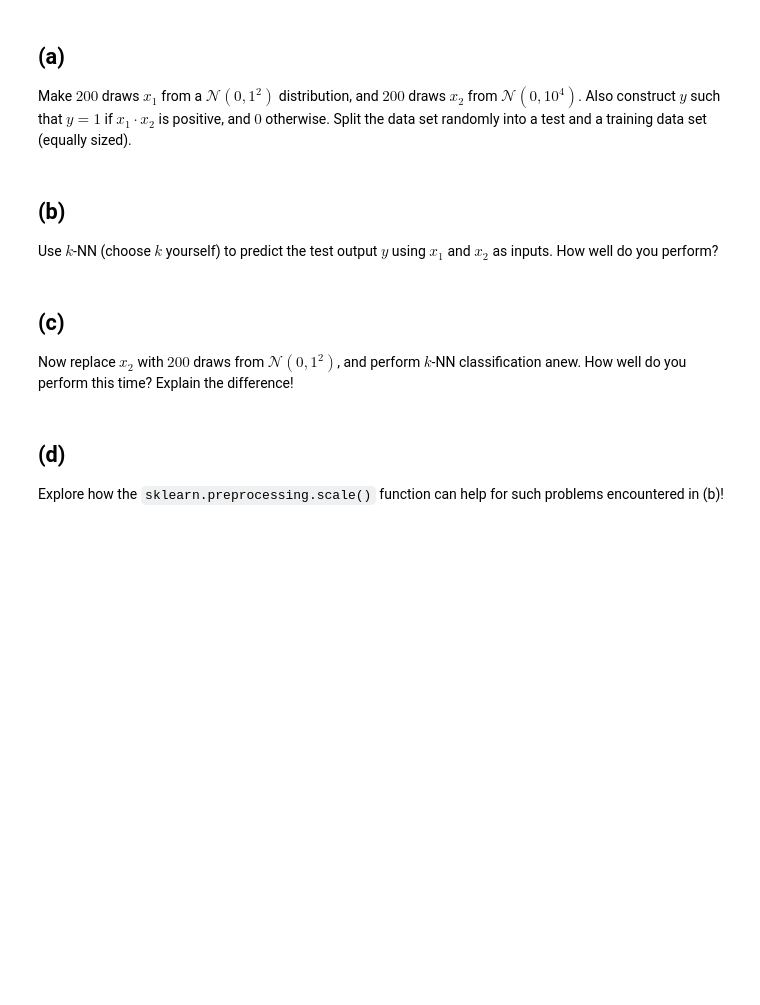
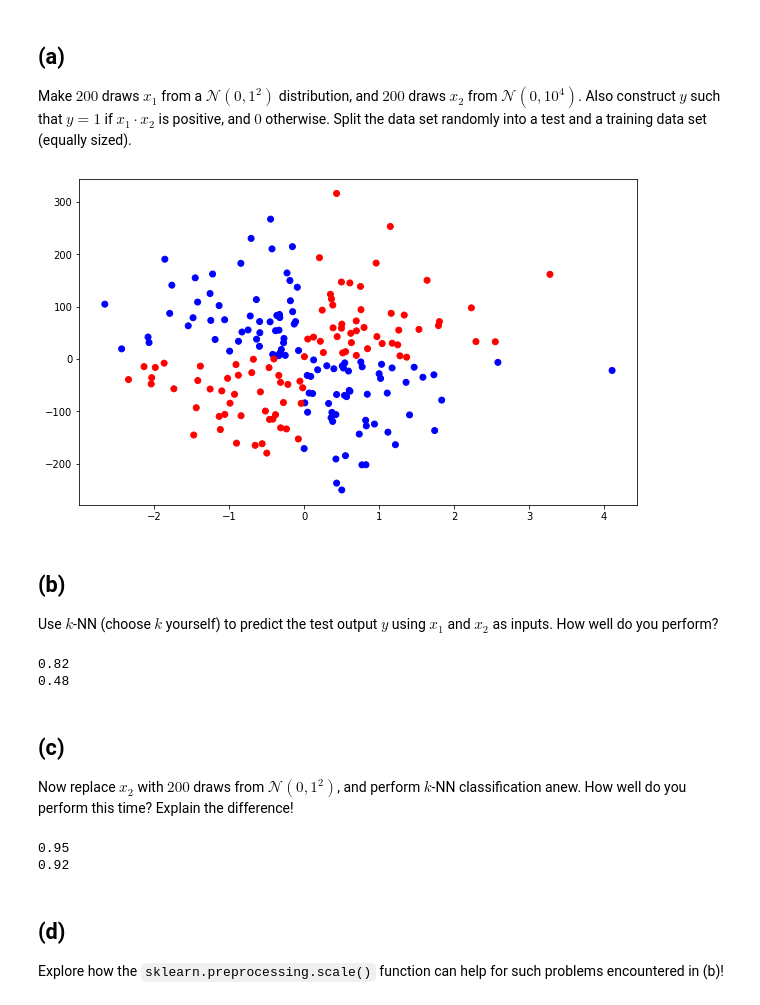
Before and after one commit to flapinski/SML, a Jupyter notebook: exercises/SML-session_4.ipynb, the cells around one changed output. Saved outputs shown, nothing was run; the diff lists cells and outputs as text; code cells hidden in the pictures; blank space fills up the shorter version.

```diff
--- a/exercises/SML-session_4.ipynb
+++ b/exercises/SML-session_4.ipynb
@@ -422,12 +497,60 @@ In this exercise, we are going to explore an important user aspect of $k$-NN.
 # %% [markdown]
 ## (a)
 Make $200$ draws $x_1$ from a $\mathcal{N}(0, 1^2)$ distribution, and $200$ draws $x_2$ from $\mathcal{N}(0, 10^4)$. Also construct $y$ such that $y = 1$ if $x_1 \cdot x_2$ is positive, and $0$ otherwise. Split the data set randomly into a test and a training data set (equally sized).
+# %%
+np.random.seed(2)
+N=200
+x1 = np.random.normal(0, 1, N)
+x2 = np.random.normal(0, 100, N)
+
+y = np.zeros(N)
+y[x1*x2 > 0] = 1
+
+X = pd.DataFrame({'x1': x1, 'x2': x2})
+
+scatter = plt.scatter(X['x1'], X['x2'], c = y, cmap = 'bwr')
+# %% [output]
+[figure, added]
 # %% [markdown]
 ## (b)
 Use $k$-NN (choose $k$ yourself) to predict the test output $y$ using $x_1$ and $x_2$ as inputs. How well do you perform?
+# %%
+Xtrain = X.iloc[:100, :]
+ytrain = y[:100]
+Xtest = X.iloc[-100:, :]
+ytest = y[-100:]
+
+knn = skl_nb.KNeighborsClassifier(n_neighbors=3).fit(Xtrain,ytrain)
+print(knn.score(Xtrain,ytrain))
+print(knn.score(Xtest,ytest))
+# %% [output]
+0.82
+0.48
 # %% [markdown]
 ## (c)
 Now replace $x_2$ with $200$ draws from $\mathcal{N}(0, 1^2)$, and perform $k$-NN classification anew. How well do you perform this time? Explain the difference!
+# %%
+np.random.seed(2)
+N=200
+x1 = np.random.normal(0, 1, N)
+x2 = np.random.normal(0, 1, N)
+
+y = np.zeros(N)
+y[x1*x2 > 0] = 1
+
+X = pd.DataFrame({'x1': x1, 'x2': x2})
+
+Xtrain = X.iloc[:100, :]
+ytrain = y[:100]
+Xtest = X.iloc[-100:, :]
+ytest = y[-100:]
+
+knn = skl_nb.KNeighborsClassifier(n_neighbors=3).fit(Xtrain,ytrain)
+print(knn.score(Xtrain,ytrain))
+print(knn.score(Xtest,ytest))
+# %% [output]
+0.95
+0.92
 # %% [markdown]
 ## (d)
 Explore how the `sklearn.preprocessing.scale()` function can help for such problems encountered in (b)!
```
Also changed, not shown: parts of 9 cells of this notebook.
